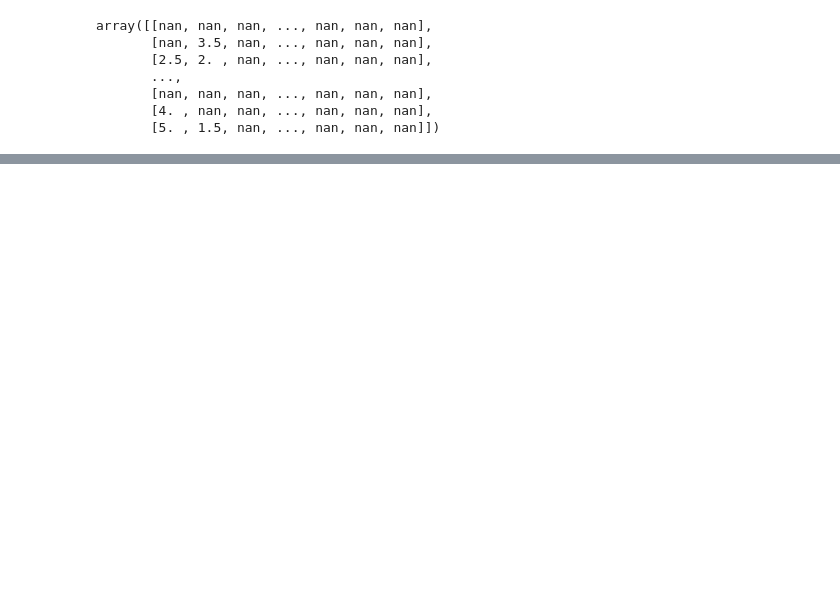
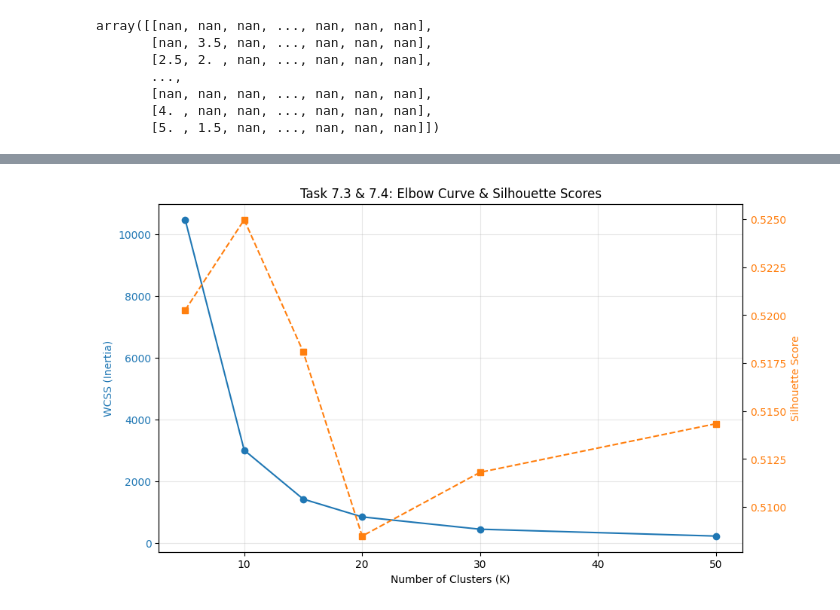
Before and after one commit to yuseiff/AIE425-Assignment-Group-X-, a Jupyter notebook: section3_clustering_based_cf/part1_user_clustering_avg_ratings/section3part1.ipynb, the cells around one changed output, grey strips where cells are left out. Cells and saved outputs as stored; diff of their text form; code cells hidden in the pictures; blank space fills up the shorter version.

```diff
--- a/section3_clustering_based_cf/part1_user_clustering_avg_ratings/section3part1.ipynb
+++ b/section3_clustering_based_cf/part1_user_clustering_avg_ratings/section3part1.ipynb
@@ -184,0 +335,5 @@ for k, count in zip(unique, counts):
+# %%
+# save clustering_results dict to file
+import pickle
+with open('../../Results/clustering_results.pkl', 'wb') as f:
+    pickle.dump(clustering_results, f)
@@ -184,0 +402,21 @@ for k, count in zip(unique, counts):
+# %%
+wcss_values = []
+silhouette_scores = []
+
+print(f"{'K':<5} | {'WCSS (Inertia)':<20} | {'Silhouette Score':<20} | {'Cluster Sizes'}")
+print("-" * 80)
+
+for k in k_values:
+    res = clustering_results[k]
+    labels = res['labels']
+    inertia = res['inertia']
+
+    unique, counts = np.unique(labels, return_counts=True)
+    counts_str = str(list(counts))
+
+    wcss_values.append(inertia)
+
+    sil_score = get_custom_silhouette_score(X_normalized, labels, sample_size=5000)
+    silhouette_scores.append(sil_score)
+
+    print(f"{k:<5} | {inertia:<20.2f} | {sil_score:<20.4f} | {counts_str}")
@@ -184,0 +432,21 @@ for k, count in zip(unique, counts):
+# %%
+fig, ax1 = plt.subplots(figsize=(10, 6))
+
+color = 'tab:blue'
+ax1.set_xlabel('Number of Clusters (K)')
+ax1.set_ylabel('WCSS (Inertia)', color=color)
+ax1.plot(k_values, wcss_values, marker='o', color=color, label='WCSS')
+ax1.tick_params(axis='y', labelcolor=color)
+ax1.grid(True, alpha=0.3)
+
+ax2 = ax1.twinx()
+color = 'tab:orange'
+ax2.set_ylabel('Silhouette Score', color=color)
+ax2.plot(k_values, silhouette_scores, marker='s', linestyle='--', color=color, label='Silhouette')
+ax2.tick_params(axis='y', labelcolor=color)
+
+plt.title('Task 7.3 & 7.4: Elbow Curve & Silhouette Scores')
+plt.savefig('../../Results/elbow_silhouette_plottask7.png')
+plt.show()
+# %% [output]
+[figure, added]
```
Also changed, not shown: parts of 73 cells of this notebook, 4 other files.
